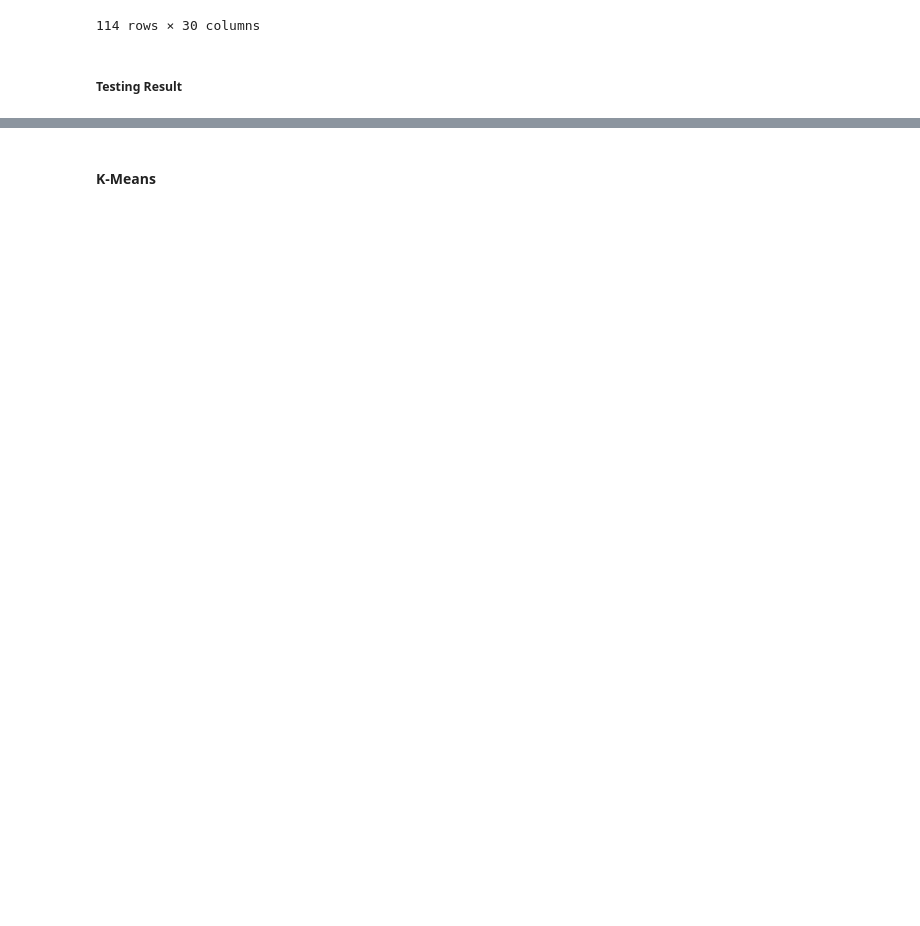
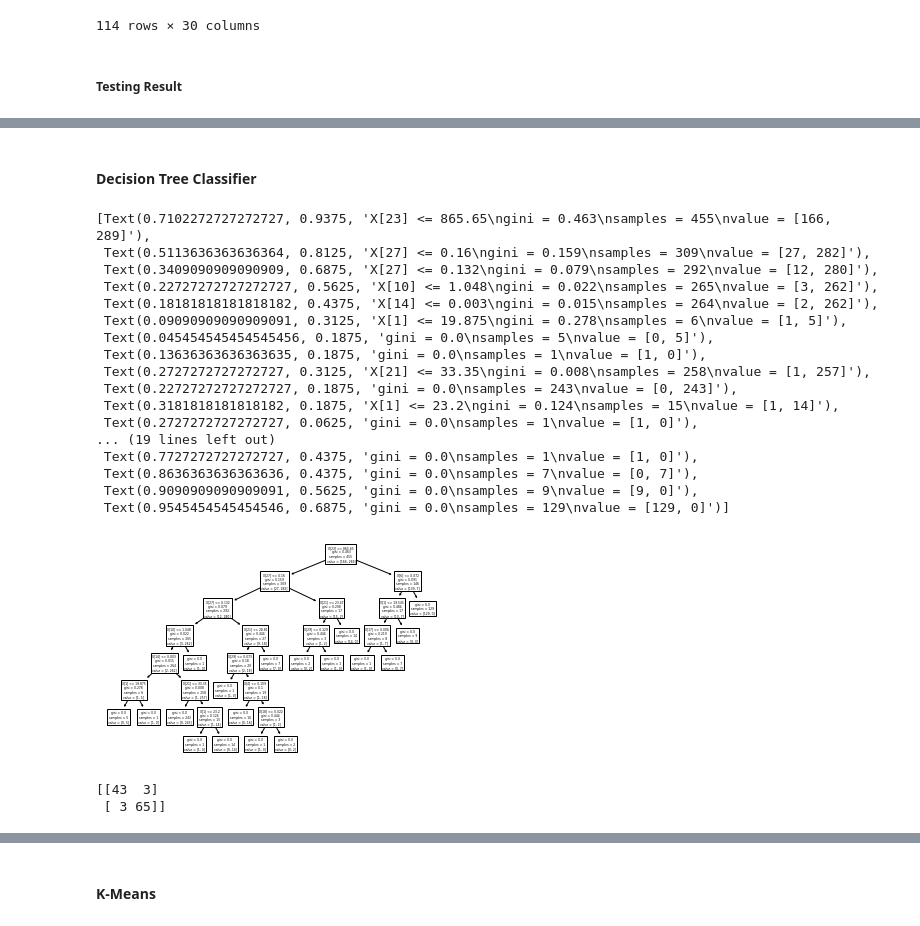
Before and after one commit to dwibagus154/decision-tree-learning, a Jupyter notebook: breast-cancer.ipynb, the cells around one changed output, grey strips where cells are left out. Cells and saved outputs as stored; diff of their text form; code cells hidden in the pictures; blank space fills up the shorter version.

```diff
--- a/breast-cancer.ipynb
+++ b/breast-cancer.ipynb
@@ -115,0 +116,35 @@ array([1, 1, 1, 1, 0, 0, 0, 0, 1, 1, 1, 1, 1, 1, 0, 0, 1, 0, 1, 1, 1, 0,
+# %% [markdown]
+#### Decision Tree Classifier
+# %%
+from sklearn import tree
+
+clfDTC = tree.DecisionTreeClassifier()
+clfDTC = clfDTC.fit(train_data, train_result)
+tree.plot_tree(clfDTC)
+# %% [output]
+[Text(0.7102272727272727, 0.9375, 'X[23] <= 865.65\ngini = 0.463\nsamples = 455\nvalue = [166, 289]'),
+ Text(0.5113636363636364, 0.8125, 'X[27] <= 0.16\ngini = 0.159\nsamples = 309\nvalue = [27, 282]'),
+ Text(0.3409090909090909, 0.6875, 'X[27] <= 0.132\ngini = 0.079\nsamples = 292\nvalue = [12, 280]'),
+ Text(0.22727272727272727, 0.5625, 'X[10] <= 1.048\ngini = 0.022\nsamples = 265\nvalue = [3, 262]'),
+ Text(0.18181818181818182, 0.4375, 'X[14] <= 0.003\ngini = 0.015\nsamples = 264\nvalue = [2, 262]'),
+ Text(0.09090909090909091, 0.3125, 'X[1] <= 19.875\ngini = 0.278\nsamples = 6\nvalue = [1, 5]'),
+ Text(0.045454545454545456, 0.1875, 'gini = 0.0\nsamples = 5\nvalue = [0, 5]'),
+ Text(0.13636363636363635, 0.1875, 'gini = 0.0\nsamples = 1\nvalue = [1, 0]'),
+ Text(0.2727272727272727, 0.3125, 'X[21] <= 33.35\ngini = 0.008\nsamples = 258\nvalue = [1, 257]'),
+ Text(0.22727272727272727, 0.1875, 'gini = 0.0\nsamples = 243\nvalue = [0, 243]'),
+ Text(0.3181818181818182, 0.1875, 'X[1] <= 23.2\ngini = 0.124\nsamples = 15\nvalue = [1, 14]'),
+ Text(0.2727272727272727, 0.0625, 'gini = 0.0\nsamples = 1\nvalue = [1, 0]'),
+... (19 lines left out)
+ Text(0.7727272727272727, 0.4375, 'gini = 0.0\nsamples = 1\nvalue = [1, 0]'),
+ Text(0.8636363636363636, 0.4375, 'gini = 0.0\nsamples = 7\nvalue = [0, 7]'),
+ Text(0.9090909090909091, 0.5625, 'gini = 0.0\nsamples = 9\nvalue = [9, 0]'),
+ Text(0.9545454545454546, 0.6875, 'gini = 0.0\nsamples = 129\nvalue = [129, 0]')]
+[figure, added]
+# %%
+from sklearn import metrics
+
+prediction = clfDTC.predict(test_data)
+print(metrics.confusion_matrix(test_result, prediction))
+# %% [output]
+[[43  3]
+ [ 3 65]]
```
Also changed, not shown: parts of 24 cells of this notebook.
